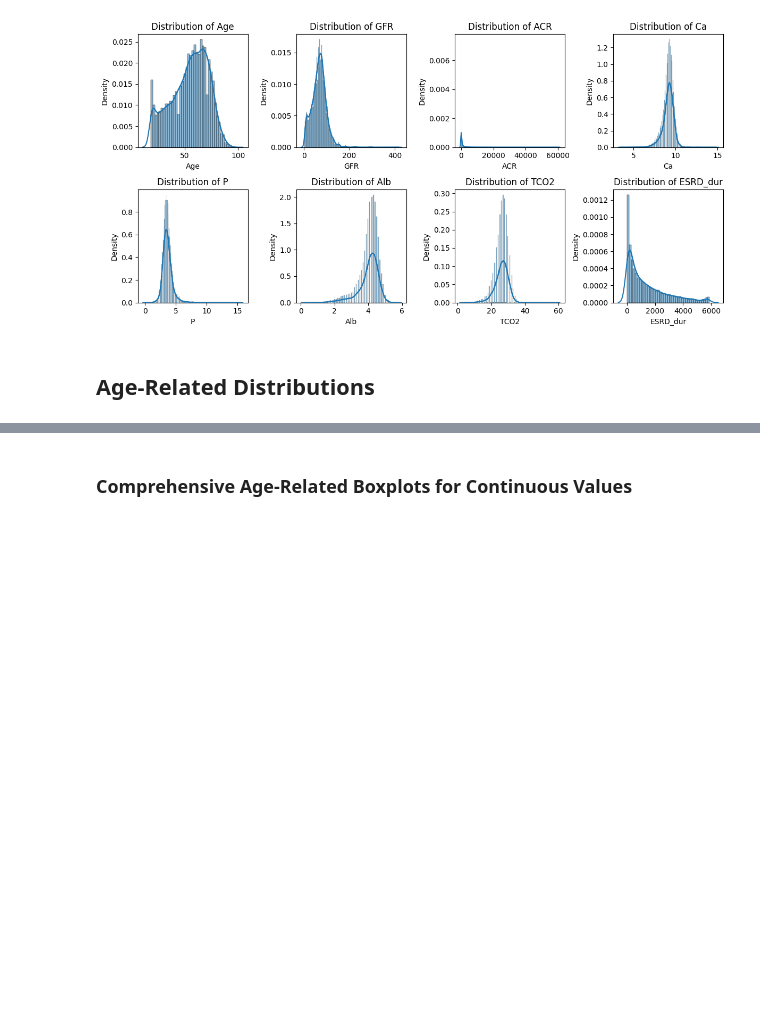
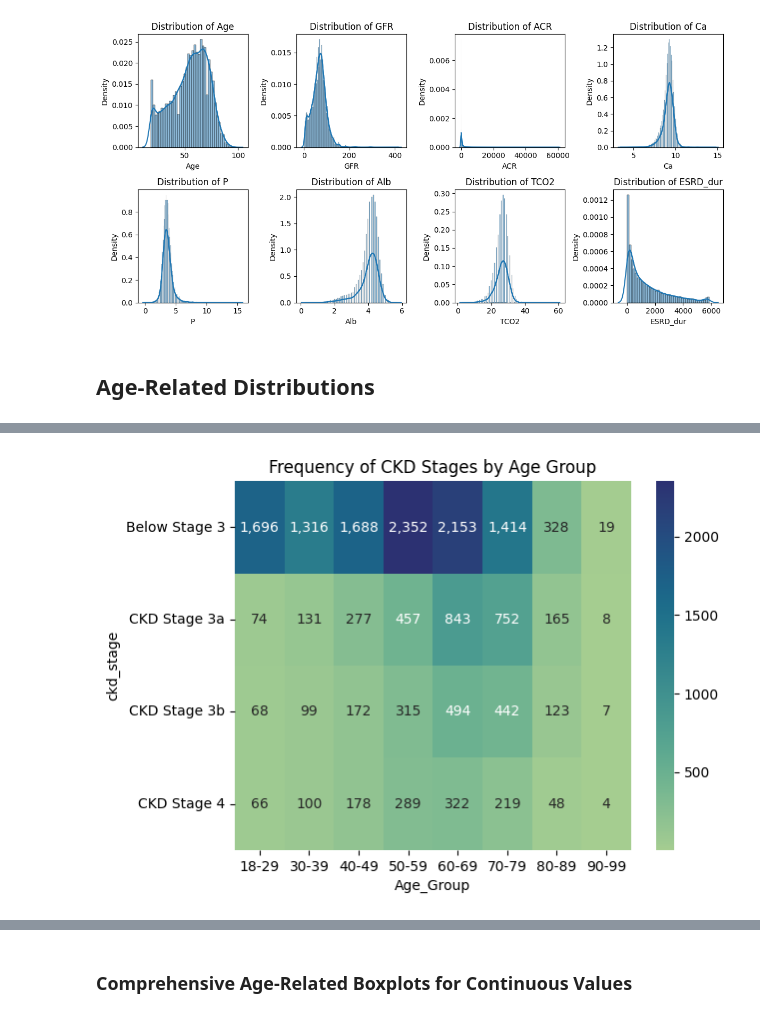
Before and after one commit to lshpaner/seoul_kfre, a Jupyter notebook: notebooks/data_exp_prep.ipynb, the cells around one changed output, grey strips where cells are left out. Saved outputs shown, nothing was run; the diff lists cells and outputs as text; code cells hidden in the pictures; blank space fills up the shorter version.

```diff
--- a/notebooks/data_exp_prep.ipynb
+++ b/notebooks/data_exp_prep.ipynb
@@ -269 +333,14 @@ contingency_table(df_eda, "Age_Group", "ESRD", "Group")
+# %%
+sns.heatmap(
+    pd.crosstab(df_eda["ckd_stage"], df_eda["Age_Group"]),
+    annot=True,
+    fmt=",d",
+    cmap="crest",
+)
+plt.title("Frequency of CKD Stages by Age Group")
+plt.savefig(os.path.join(image_path_png, "freq_ckd_age.png"), bbox_inches="tight")
+plt.savefig(os.path.join(image_path_svg, "freq_ckd_age.svg"), bbox_inches="tight")
+plt.show()
+# %% [output]
+[figure, added]
 # %%
```
Also changed, not shown: parts of 11 cells of this notebook, 40 other files.
